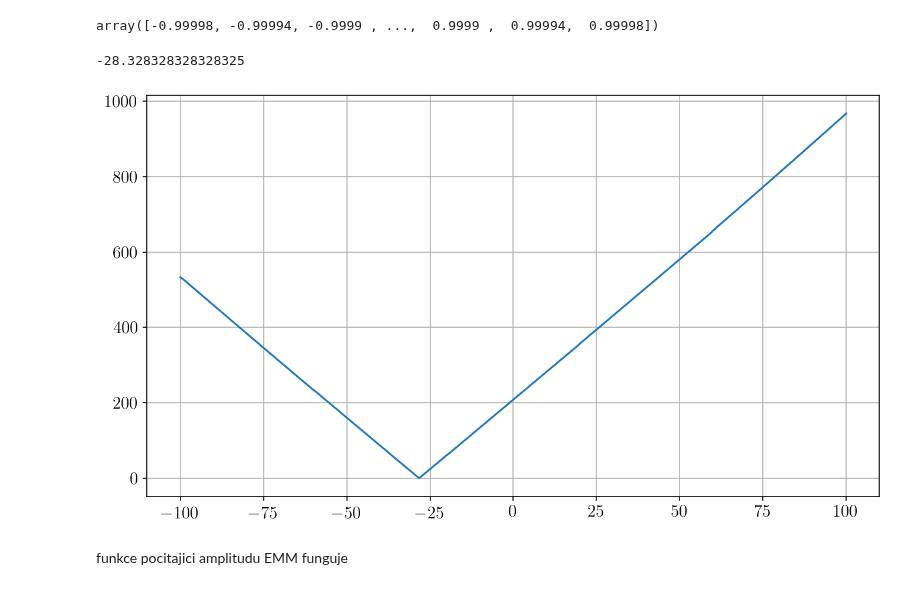
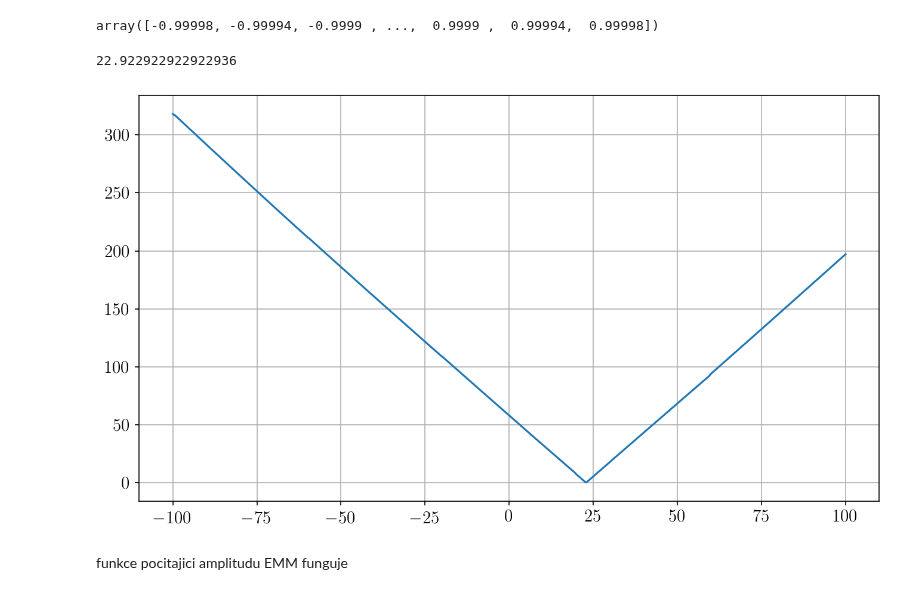
Before and after one commit to dvadlejch/Julia_vypocty_diplomka, a Jupyter notebook: micromotion_measurements/axial_EMM_model_vs_experiment.ipynb, the cells around one changed output. Drawn from its saved outputs; the diff is of its cells as text; code cells hidden in the pictures.

```diff
--- a/micromotion_measurements/axial_EMM_model_vs_experiment.ipynb
+++ b/micromotion_measurements/axial_EMM_model_vs_experiment.ipynb
@@ -658,31 +658,31 @@ def E_rf_asym_amp(Vrf, phi, delta_z_ax, z, f_interp):
     return np.abs(E_rf_complex)
 # %%
 # napeti a faze na elektrodach pasti
-Vrf_1 = 800
+Vrf_1 = 550
 Vrf_3 = 550
-Vrf_5 = 50
-Vrf_6 = 0
+Vrf_5 = 31.5
+Vrf_6 = 50
 Vrf = np.array( [Vrf_1, Vrf_3, Vrf_5, Vrf_6] )
 
 phi_2 = 0
 phi_56 = 0
 
 phi = np.array( [0, phi_2, phi_56] )
 
-delta_z_ax = [0, 0]
+delta_z_ax = [-100, 100]
 
 z_range = np.linspace(-100, 100, 1000)
 E_rf_amp = E_rf_asym_amp(Vrf, phi, delta_z_ax,z_range,(E_field_rad_jedna , E_field_ax_5, E_field_ax_6) )
 z_min_EMM = z_range[ np.argmin(E_rf_amp) ]
 print(z_min_EMM)
 
 plt.figure(figsize=(sizex/my_dpi, sizey/my_dpi), dpi=my_dpi)
 # plt.plot(z_data*1e3, E_rf_amp)
 plt.plot(z_range, E_rf_amp)
 plt.grid()
 # %% [output]
--28.328328328328325
+22.922922922922936
-[figure, old version]
+[figure, new version]
 # %% [markdown]
 funkce pocitajici amplitudu EMM funguje
 # %% [markdown]
```
Also changed, not shown: parts of 13 cells of this notebook, 7 other files.
